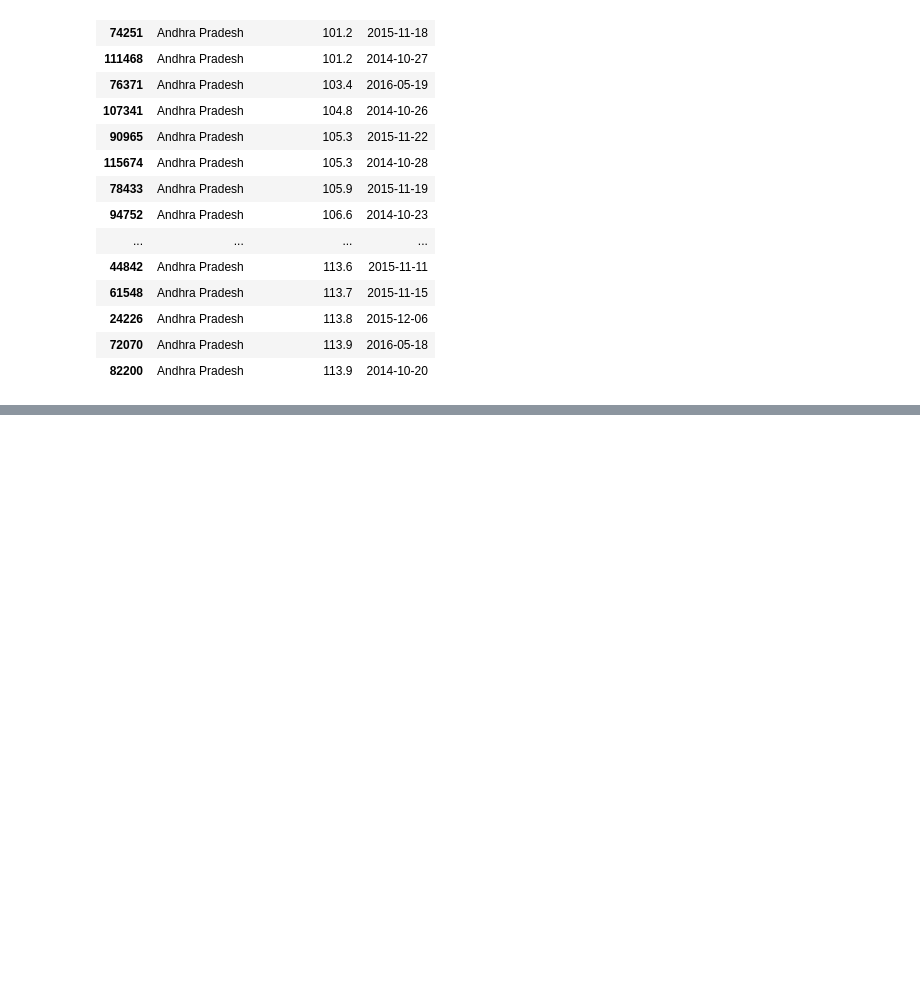
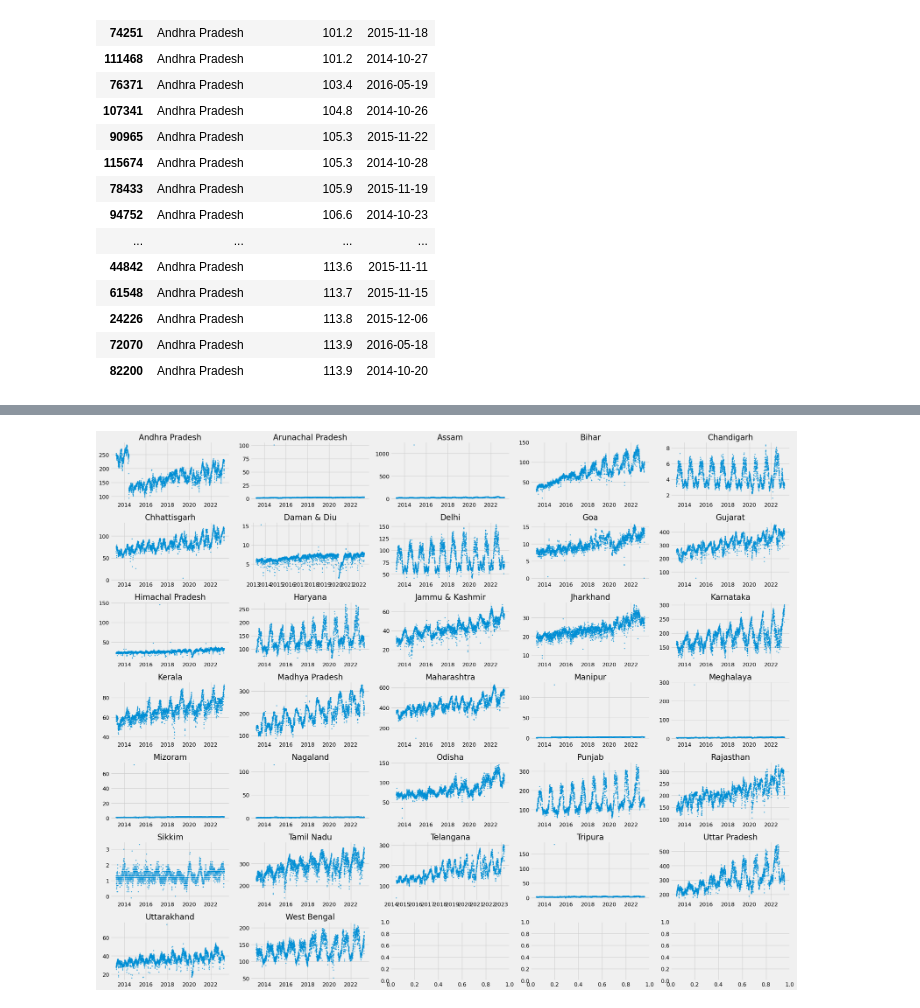
Before and after one commit to Tatinigh/WattsNext, a Jupyter notebook: data.ipynb, the cells around one changed output, grey strips where cells are left out. Drawn from its saved outputs; the diff is of its cells as text; code cells hidden in the pictures; blank space fills up the shorter version.

```diff
--- a/data.ipynb
+++ b/data.ipynb
@@ -90,0 +123,14 @@ for state, group in df_sorted.groupby("States"):
+# %%
+state_list=df['States'].unique()
+n=len(state_list)
+cols=5
+rows=math.ceil(n/cols)
+fig, axes=plt.subplots(rows,cols,figsize=(25,20),sharex=False,sharey=False)
+axes=axes.flatten()
+for i, states in enumerate(state_list):
+    graph_1=df[df['States']==states].sort_values('date')
+    axes[i].scatter(graph_1['date'],graph_1['Energy Met (MU)'],s=5,alpha=0.7)
+    axes[i].set_title(states)
+    plt.tight_layout()
+# %% [output]
+[figure, added]
```
Also changed, not shown: parts of 6 cells of this notebook.
